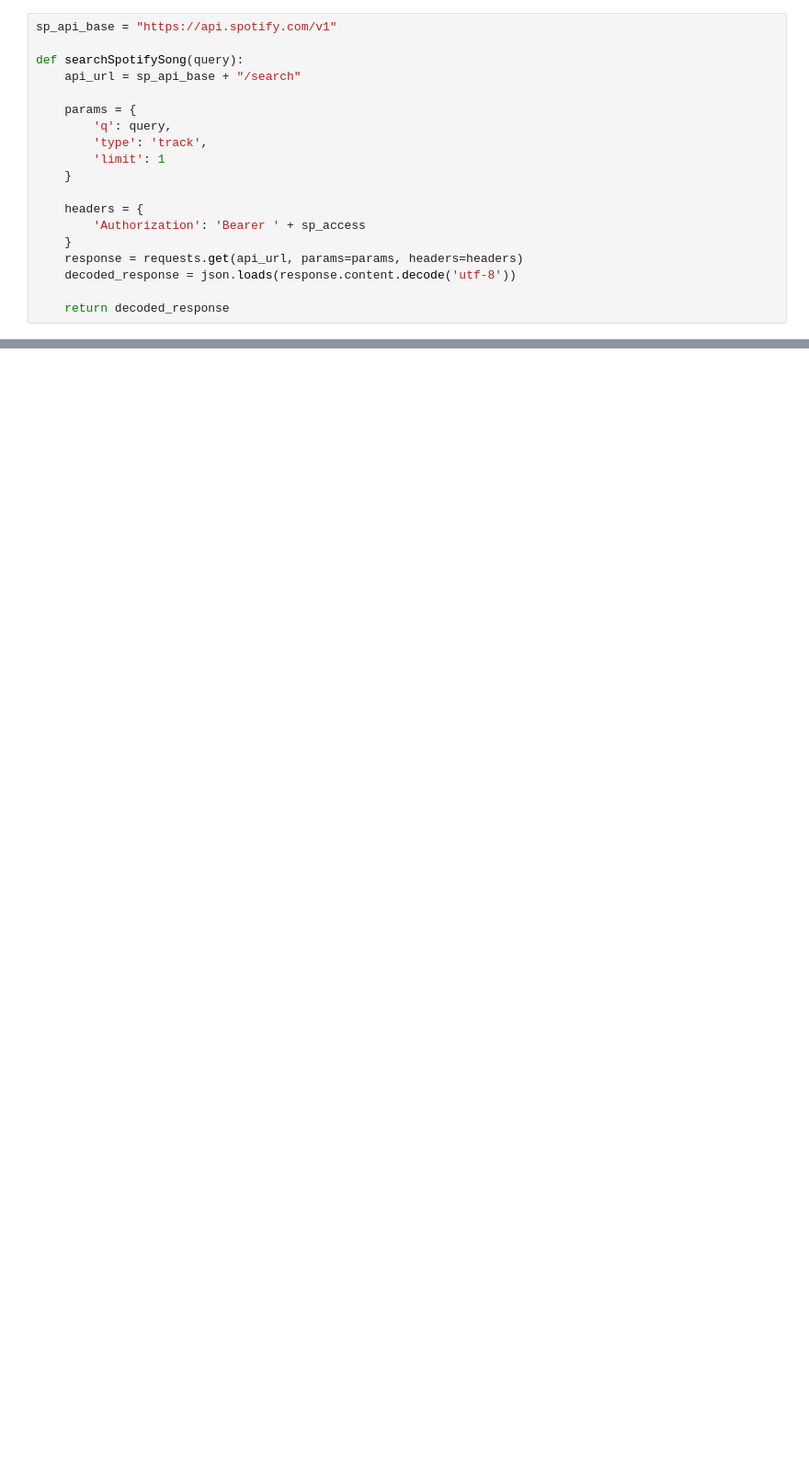
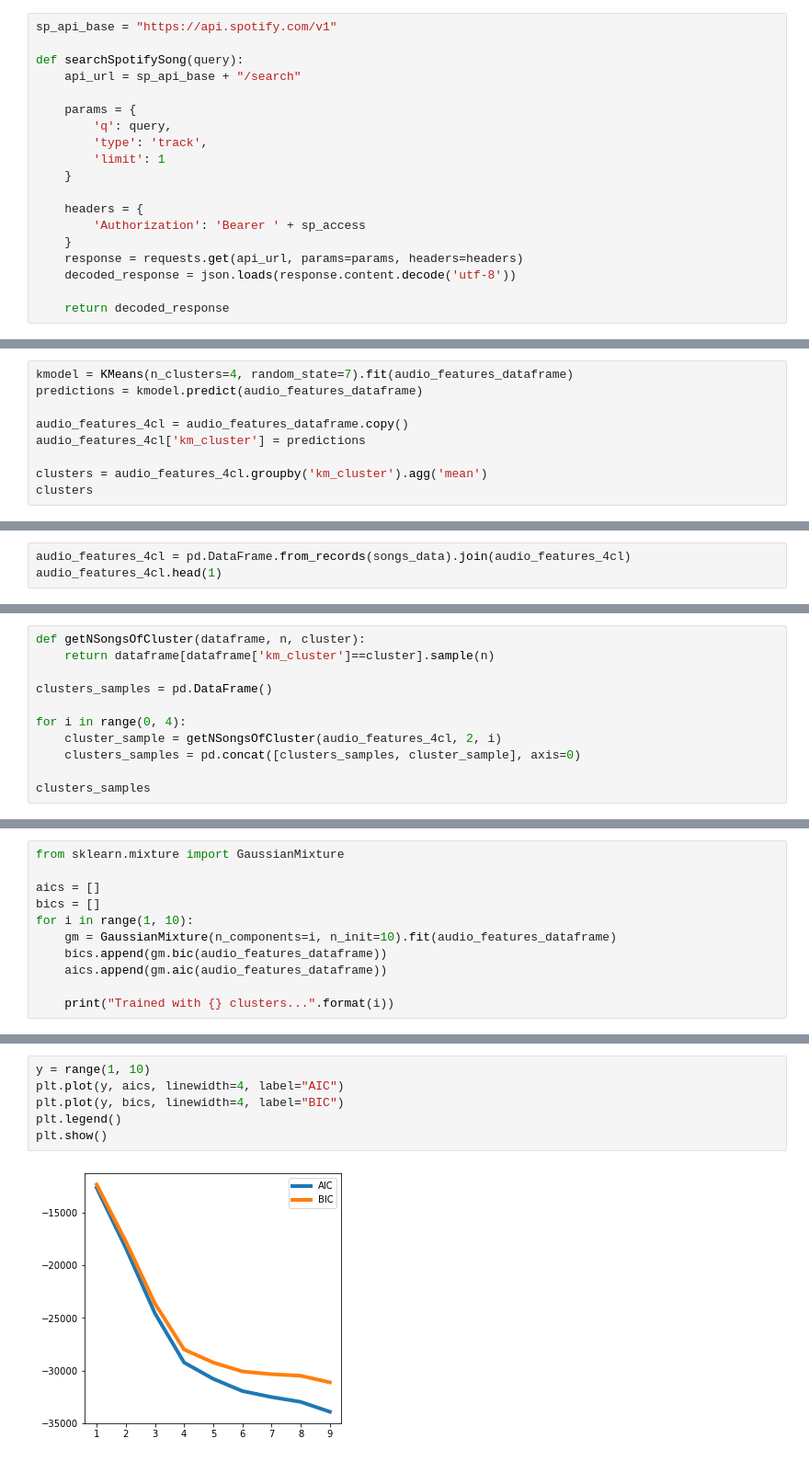
Before and after one commit to vrctin/Track-Clusterization, a Jupyter notebook: Spotify+LastFM clusterization.ipynb, the cells around one changed output, grey strips where cells are left out. Shown at 92% size. Drawn from its saved outputs; the diff is of its cells as text; blank space fills up the shorter version.

```diff
--- a/Spotify+LastFM clusterization.ipynb
+++ b/Spotify+LastFM clusterization.ipynb
@@ -600,0 +402,9 @@ plt.show()
+# %%
+kmodel = KMeans(n_clusters=4, random_state=7).fit(audio_features_dataframe)
+predictions = kmodel.predict(audio_features_dataframe)
+
+audio_features_4cl = audio_features_dataframe.copy()
+audio_features_4cl['km_cluster'] = predictions
+
+clusters = audio_features_4cl.groupby('km_cluster').agg('mean')
+clusters
@@ -600,0 +473,3 @@ plt.show()
+# %%
+audio_features_4cl = pd.DataFrame.from_records(songs_data).join(audio_features_4cl)
+audio_features_4cl.head(1)
@@ -600,0 +481,11 @@ plt.show()
+# %%
+def getNSongsOfCluster(dataframe, n, cluster):
+    return dataframe[dataframe['km_cluster']==cluster].sample(n)
+
+clusters_samples = pd.DataFrame()
+
+for i in range(0, 4):
+    cluster_sample = getNSongsOfCluster(audio_features_4cl, 2, i)
+    clusters_samples = pd.concat([clusters_samples, cluster_sample], axis=0)
+
+clusters_samples
@@ -600,0 +508,11 @@ plt.show()
+# %%
+from sklearn.mixture import GaussianMixture
+
+aics = []
+bics = []
+for i in range(1, 10):
+    gm = GaussianMixture(n_components=i, n_init=10).fit(audio_features_dataframe)
+    bics.append(gm.bic(audio_features_dataframe))
+    aics.append(gm.aic(audio_features_dataframe))
+
+    print("Trained with {} clusters...".format(i))
@@ -600,0 +534,8 @@ plt.show()
+# %%
+y = range(1, 10)
+plt.plot(y, aics, linewidth=4, label="AIC")
+plt.plot(y, bics, linewidth=4, label="BIC")
+plt.legend()
+plt.show()
+# %% [output]
+[figure, added]
```
Also changed, not shown: parts of 60 cells of this notebook.
